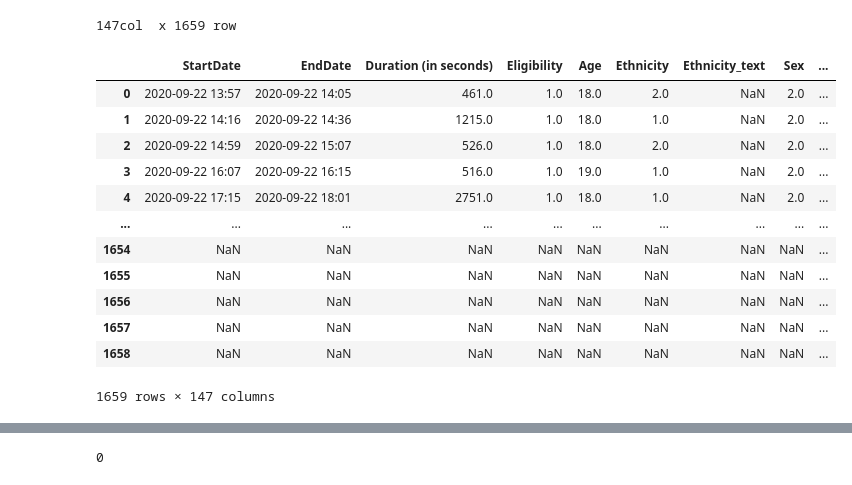
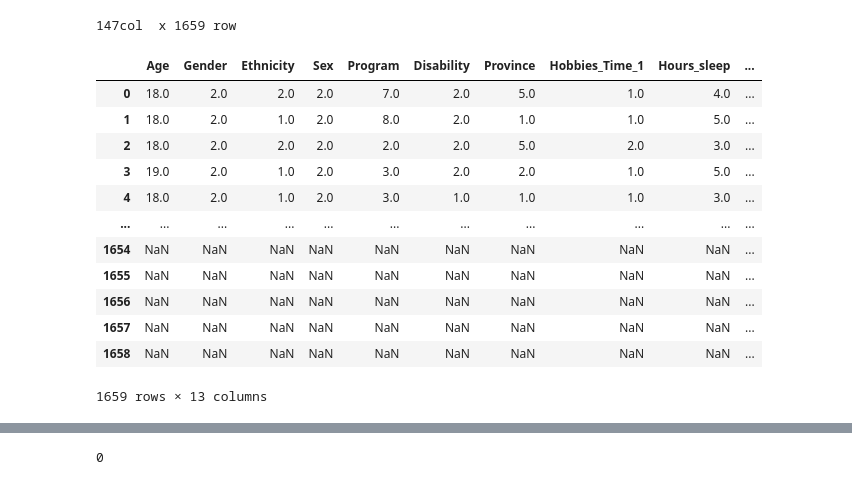
Before and after one commit to Arys02/ExploreStudentMentalWellness_ESGI4, a Jupyter notebook: notebook/student_mental_health.ipynb, the cells around one changed output, grey strips where cells are left out. Saved outputs shown, nothing was run; the diff lists cells and outputs as text; code cells hidden in the pictures.

```diff
--- a/notebook/student_mental_health.ipynb
+++ b/notebook/student_mental_health.ipynb
@@ -12,22 +9,25 @@ data = pd.read_csv(f'../data/02_Student_Mental_Health_2021-10-10.csv')
 print(f'{data.shape[1]}col  x {data.shape[0]} row')
 # %% [output]
 147col  x 1659 row
+# %%
+columns_to_save = ['Age', 'Gender', 'Ethnicity', 'Sex', 'Program', 'Disability', 'Province', 'Hobbies_Time_1', 'Hours_sleep', 'Rested', 'Mindfulness_freq', 'Diagnosis', 'Diagnosis_text']
 # %%
+data = data[columns_to_save]
 data
 # %% [output]
-|  | StartDate | EndDate | Duration (in seconds) | Eligibility | Age | Ethnicity | Ethnicity_text | Sex | ... |
-| 0 | 2020-09-22 13:57 | 2020-09-22 14:05 | 461.0 | 1.0 | 18.0 | 2.0 | NaN | 2.0 | ... |
-| 1 | 2020-09-22 14:16 | 2020-09-22 14:36 | 1215.0 | 1.0 | 18.0 | 1.0 | NaN | 2.0 | ... |
-| 2 | 2020-09-22 14:59 | 2020-09-22 15:07 | 526.0 | 1.0 | 18.0 | 2.0 | NaN | 2.0 | ... |
-| 3 | 2020-09-22 16:07 | 2020-09-22 16:15 | 516.0 | 1.0 | 19.0 | 1.0 | NaN | 2.0 | ... |
-| 4 | 2020-09-22 17:15 | 2020-09-22 18:01 | 2751.0 | 1.0 | 18.0 | 1.0 | NaN | 2.0 | ... |
-| ... | ... | ... | ... | ... | ... | ... | ... | ... | ... |
-| 1654 | NaN | NaN | NaN | NaN | NaN | NaN | NaN | NaN | ... |
-| 1655 | NaN | NaN | NaN | NaN | NaN | NaN | NaN | NaN | ... |
-| 1656 | NaN | NaN | NaN | NaN | NaN | NaN | NaN | NaN | ... |
-| 1657 | NaN | NaN | NaN | NaN | NaN | NaN | NaN | NaN | ... |
-| 1658 | NaN | NaN | NaN | NaN | NaN | NaN | NaN | NaN | ... |
+|  | Age | Gender | Ethnicity | Sex | Program | Disability | Province | Hobbies_Time_1 | Hours_sleep | ... |
+| 0 | 18.0 | 2.0 | 2.0 | 2.0 | 7.0 | 2.0 | 5.0 | 1.0 | 4.0 | ... |
+| 1 | 18.0 | 2.0 | 1.0 | 2.0 | 8.0 | 2.0 | 1.0 | 1.0 | 5.0 | ... |
+| 2 | 18.0 | 2.0 | 2.0 | 2.0 | 2.0 | 2.0 | 5.0 | 2.0 | 3.0 | ... |
+| 3 | 19.0 | 2.0 | 1.0 | 2.0 | 3.0 | 2.0 | 2.0 | 1.0 | 5.0 | ... |
+| 4 | 18.0 | 2.0 | 1.0 | 2.0 | 3.0 | 1.0 | 1.0 | 1.0 | 3.0 | ... |
+| ... | ... | ... | ... | ... | ... | ... | ... | ... | ... | ... |
+| 1654 | NaN | NaN | NaN | NaN | NaN | NaN | NaN | NaN | NaN | ... |
+| 1655 | NaN | NaN | NaN | NaN | NaN | NaN | NaN | NaN | NaN | ... |
+| 1656 | NaN | NaN | NaN | NaN | NaN | NaN | NaN | NaN | NaN | ... |
+| 1657 | NaN | NaN | NaN | NaN | NaN | NaN | NaN | NaN | NaN | ... |
+| 1658 | NaN | NaN | NaN | NaN | NaN | NaN | NaN | NaN | NaN | ... |
-1659 rows × 147 columns
+1659 rows × 13 columns
 # %%
 MAX_NOMINAL_VALUES = 100
 GLOBAL_MISSING = []
```
Also changed, not shown: parts of 40 cells of this notebook, 3 other files.
